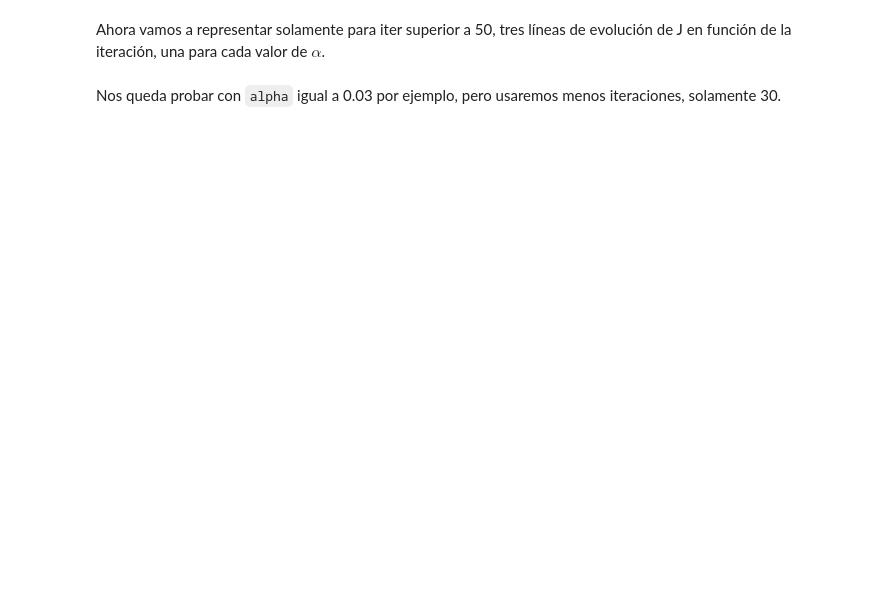
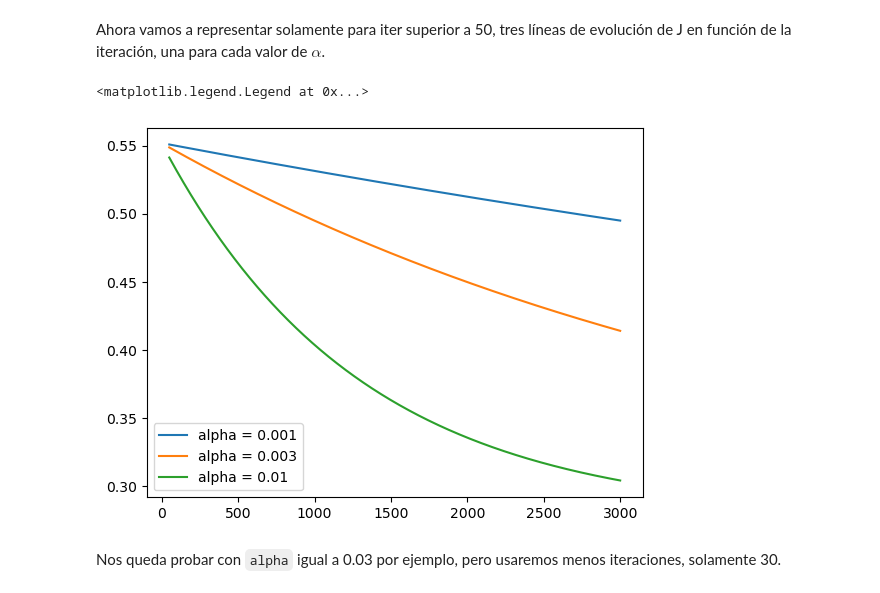
Before and after one commit to Antoniogins/IntroductionToDataScience, a Jupyter notebook: src/07-linear-regresion/01-regresion_lineal_handout.ipynb, the cells around one changed output. Cells and saved outputs as stored; diff of their text form; code cells hidden in the pictures; blank space fills up the shorter version.

```diff
--- a/src/07-linear-regresion/01-regresion_lineal_handout.ipynb
+++ b/src/07-linear-regresion/01-regresion_lineal_handout.ipynb
@@ -204,3 +392,19 @@ Ahora vamos a representar solamente para iter superior a 50, tres líneas de evo
+# %%
+# Completar aquí
+fix, ax = plt.subplots()
+for alpha in alpha_values:
+    ax.plot(
+        monitor.index[50:3000],
+        monitor[monitor["alpha"] == alpha]["coste"][50:3000],
+        label=f'alpha = {alpha}',
+    )
+ax.legend(loc="best")
+
+
+# --------------------
+# %% [output]
+<matplotlib.legend.Legend at 0x...>
+[figure, added]
 # %% [markdown]
 Nos queda probar con `alpha` igual a 0.03 por ejemplo, pero usaremos menos iteraciones, solamente 30.
 # %%
```
Also changed, not shown: parts of 23 cells of this notebook, 1 other file.
